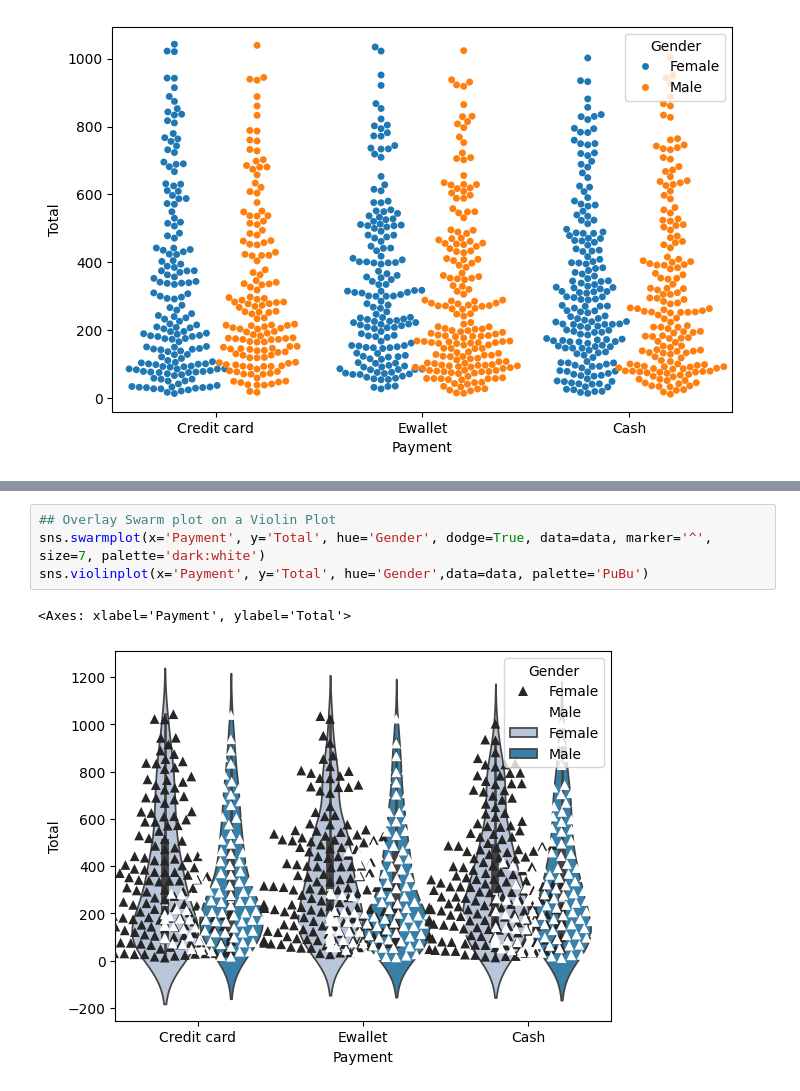
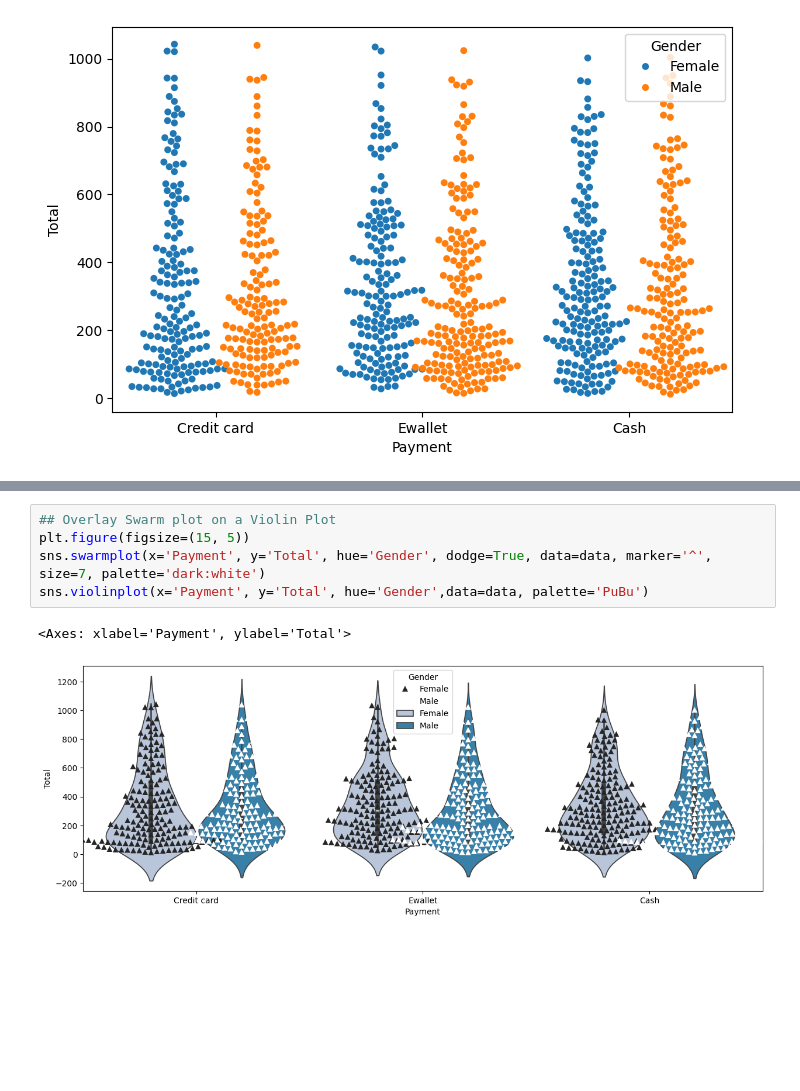
Before and after one commit to satishsinha/Python-Seaborn, a Jupyter notebook: Swarm Plot.ipynb, the cells around one changed output, grey strips where cells are left out. Cells and saved outputs as stored; diff of their text form; blank space fills up the shorter version.

```diff
--- a/Swarm Plot.ipynb
+++ b/Swarm Plot.ipynb
@@ -76,7 +77,8 @@ sns.boxplot(x='Payment', y='Total', hue='Gender',data=data, palette='pastel')
 # %%
 ## Overlay Swarm plot on a Violin Plot
+plt.figure(figsize=(15, 5))
 sns.swarmplot(x='Payment', y='Total', hue='Gender', dodge=True, data=data, marker='^', size=7, palette='dark:white')
 sns.violinplot(x='Payment', y='Total', hue='Gender',data=data, palette='PuBu')
 # %% [output]
 <Axes: xlabel='Payment', ylabel='Total'>
-[figure, old version]
+[figure, new version]
```
Also changed, not shown: parts of 2 cells of this notebook, 2 other files.
